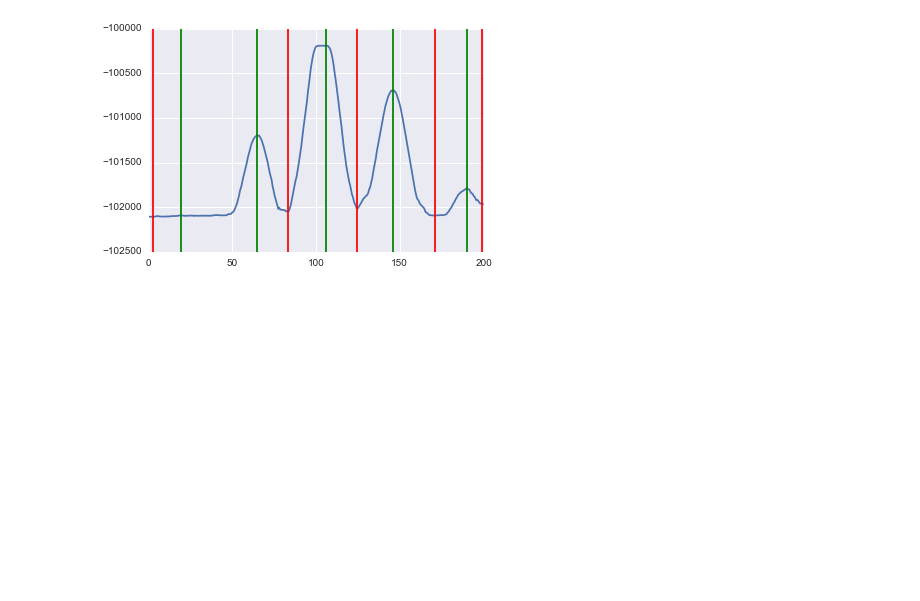
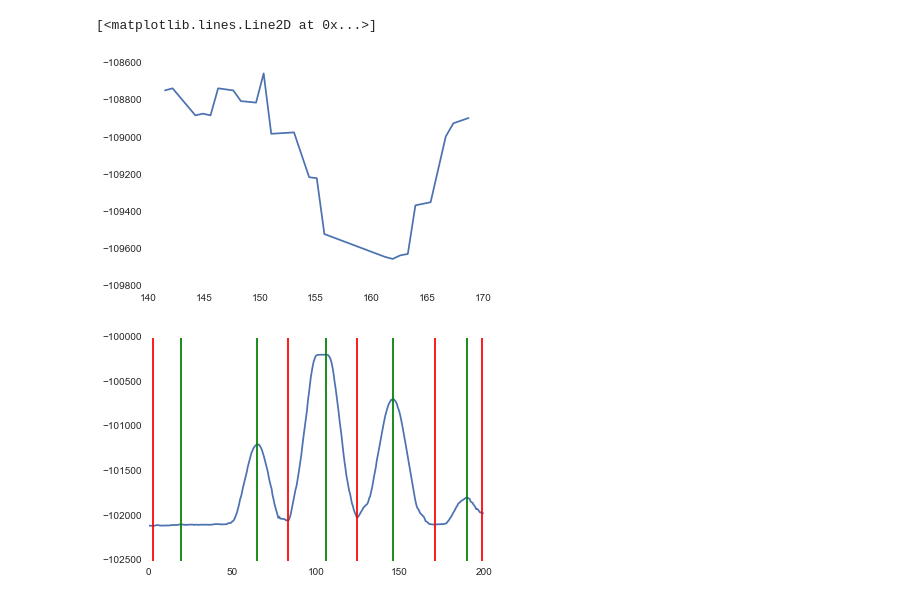
Before and after one commit to rzlee/bayes-detect, a Jupyter notebook: post_sampling/Untitled0.ipynb, the cells around one changed output. Cells and saved outputs as stored; diff of their text form; code cells hidden in the pictures; blank space fills up the shorter version.

```diff
--- a/post_sampling/Untitled0.ipynb
+++ b/post_sampling/Untitled0.ipynb
@@ -7,6 +7,21 @@ import seaborn as sns
 %matplotlib inline
 # %%
 import numpy as np
+# %%
+plt.plot(np.array([ 141.46,  142.14,  144.18,  144.86,  145.54,  146.22,  147.58,
+        148.26,  149.62,  150.3 ,  150.98,  153.02,  154.38,  155.06,
+        155.74,  161.18,  161.86,  162.54,  163.22,  163.9 ,  165.26,
+        166.62,  167.3 ,  168.66]), np.array([-108744.079545  , -108732.919518  , -108878.33170286,
+       -108869.15139514, -108878.33170286, -108732.919518  ,
+       -108744.079545  , -108801.53108171, -108809.72386571,
+       -108652.76930043, -108977.36619829, -108969.841675  ,
+       -109210.920819  , -109216.06693943, -109516.32111786,
+       -109639.29751143, -109650.09559029, -109631.05412286,
+       -109623.22851386, -109361.98050614, -109345.38794471,
+       -108991.76056214, -108920.92648243, -108892.59587514]))
+# %% [output]
+[<matplotlib.lines.Line2D at 0x...>]
+[figure, added]
 # %%
 with open("stuff.pkl") as f:
     y, l = pickle.load(f)
```
Also changed, not shown: parts of 7 cells of this notebook, 3 other files.
